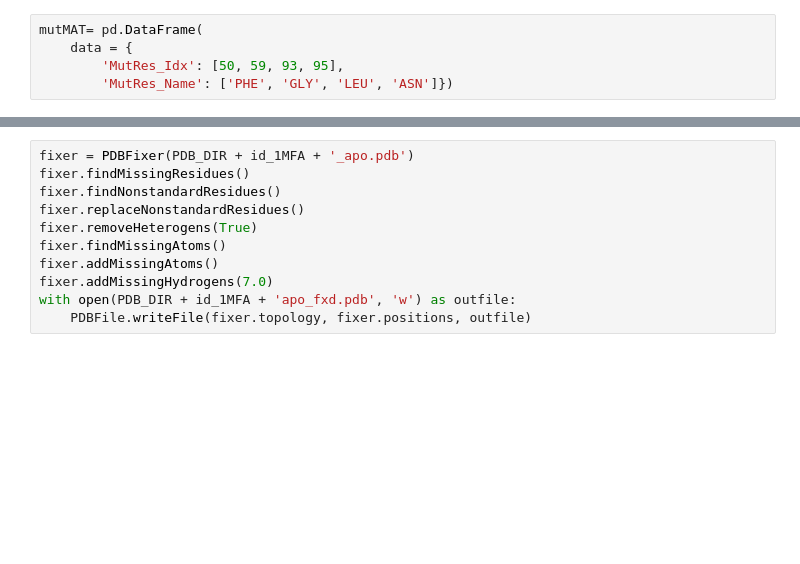
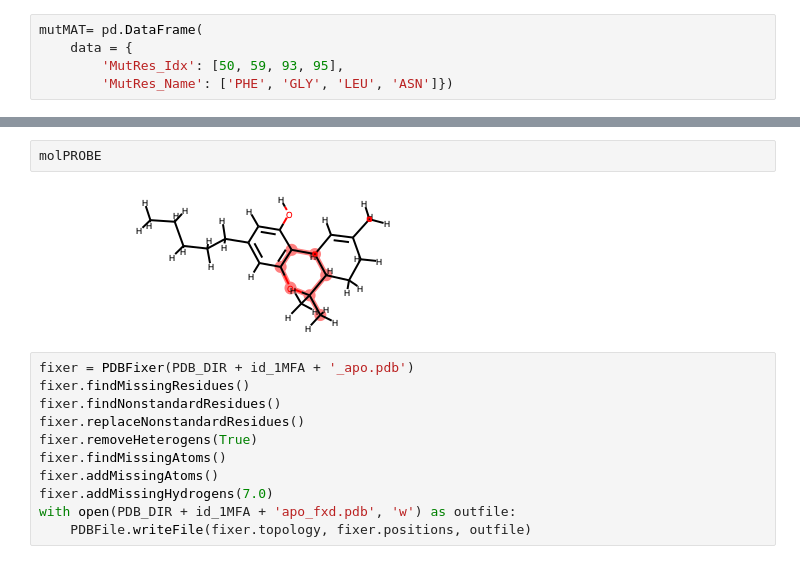
Before and after one commit to Chebuu/scFv-model, a Jupyter notebook: 1MFA-anti-2978.ipynb, the cells around one changed output, grey strips where cells are left out. Saved outputs shown, nothing was run; the diff lists cells and outputs as text; blank space fills up the shorter version.

```diff
--- a/1MFA-anti-2978.ipynb
+++ b/1MFA-anti-2978.ipynb
@@ -173,3 +138,7 @@ probeMol
+# %%
+molPROBE
+# %% [output]
+[figure, added]
 # %%
 fixer = PDBFixer(PDB_DIR + id_1MFA + '_apo.pdb')
 fixer.findMissingResidues()
```
Also changed, not shown: parts of 9 cells of this notebook, 7 other files.
